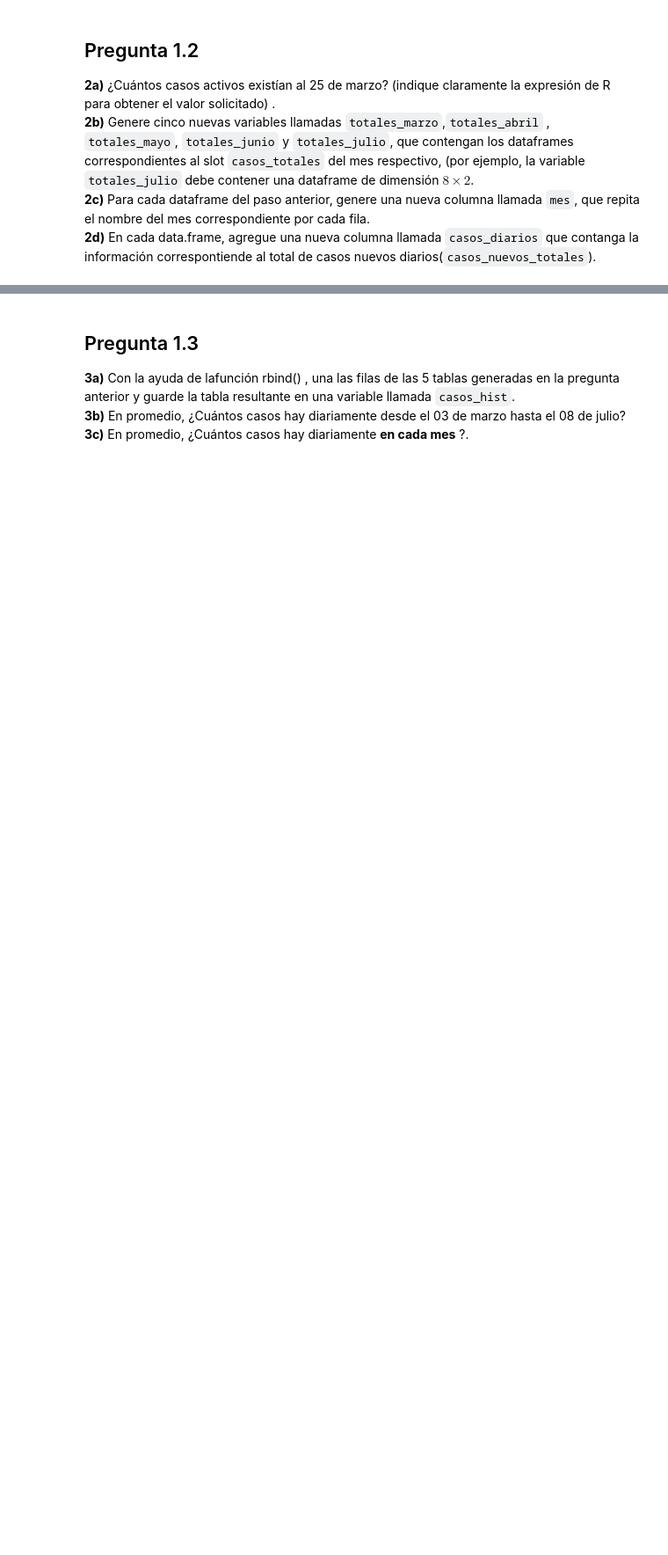
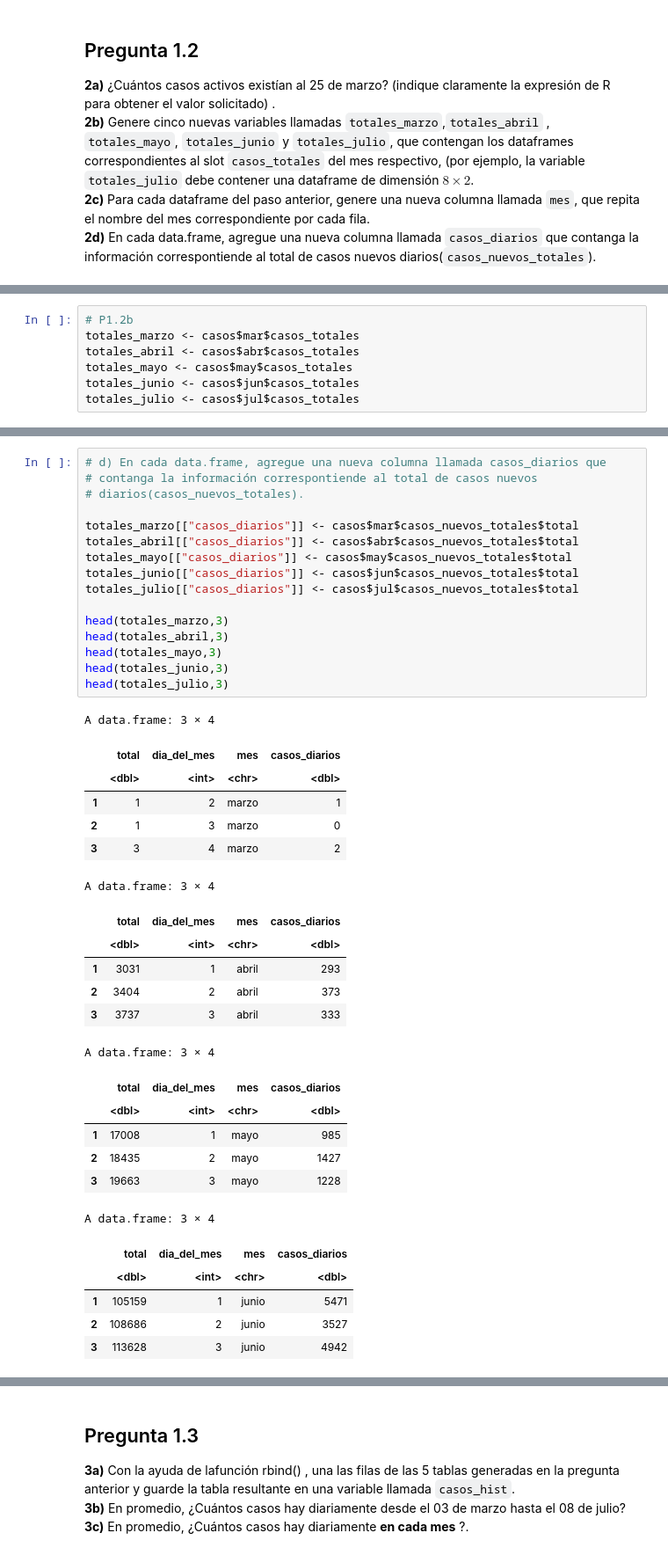
Before and after one commit to mrrojas72/Introduccion_a_ciencia_de_datos_R, a Jupyter notebook: Ayudantías/Ayudantía1/A1_02_listas_y_dataframes.ipynb, the cells around one changed output, grey strips where cells are left out. Shown at 88% size. Drawn from its saved outputs; the diff is of its cells as text; blank space fills up the shorter version.

```diff
--- a/Ayudantías/Ayudantía1/A1_02_listas_y_dataframes.ipynb
+++ b/Ayudantías/Ayudantía1/A1_02_listas_y_dataframes.ipynb
@@ -208,0 +634,7 @@ casos <- readRDS("covid.rds")
+# %%
+# P1.2b
+totales_marzo <- casos$mar$casos_totales
+totales_abril <- casos$abr$casos_totales
+totales_mayo <- casos$may$casos_totales
+totales_junio <- casos$jun$casos_totales
+totales_julio <- casos$jul$casos_totales
@@ -208,0 +674,41 @@ casos <- readRDS("covid.rds")
+# %%
+# d) En cada data.frame, agregue una nueva columna llamada casos_diarios que
+# contanga la información correspontiende al total de casos nuevos
+# diarios(casos_nuevos_totales).
+
+totales_marzo[["casos_diarios"]] <- casos$mar$casos_nuevos_totales$total
+totales_abril[["casos_diarios"]] <- casos$abr$casos_nuevos_totales$total
+totales_mayo[["casos_diarios"]] <- casos$may$casos_nuevos_totales$total
+totales_junio[["casos_diarios"]] <- casos$jun$casos_nuevos_totales$total
+totales_julio[["casos_diarios"]] <- casos$jul$casos_nuevos_totales$total
+
+head(totales_marzo,3)
+head(totales_abril,3)
+head(totales_mayo,3)
+head(totales_junio,3)
+head(totales_julio,3)
+# %% [output]
+A data.frame: 3 × 4
+|  | total | dia_del_mes | mes | casos_diarios |
+|  | <dbl> | <int> | <chr> | <dbl> |
+| 1 | 1 | 2 | marzo | 1 |
+| 2 | 1 | 3 | marzo | 0 |
+| 3 | 3 | 4 | marzo | 2 |
+A data.frame: 3 × 4
+|  | total | dia_del_mes | mes | casos_diarios |
+|  | <dbl> | <int> | <chr> | <dbl> |
+| 1 | 3031 | 1 | abril | 293 |
+| 2 | 3404 | 2 | abril | 373 |
+| 3 | 3737 | 3 | abril | 333 |
+A data.frame: 3 × 4
+|  | total | dia_del_mes | mes | casos_diarios |
+|  | <dbl> | <int> | <chr> | <dbl> |
+| 1 | 17008 | 1 | mayo | 985 |
+| 2 | 18435 | 2 | mayo | 1427 |
+| 3 | 19663 | 3 | mayo | 1228 |
+A data.frame: 3 × 4
+|  | total | dia_del_mes | mes | casos_diarios |
+|  | <dbl> | <int> | <chr> | <dbl> |
+| 1 | 105159 | 1 | junio | 5471 |
+| 2 | 108686 | 2 | junio | 3527 |
+| 3 | 113628 | 3 | junio | 4942 |
```
Also changed, not shown: parts of 72 cells of this notebook.
